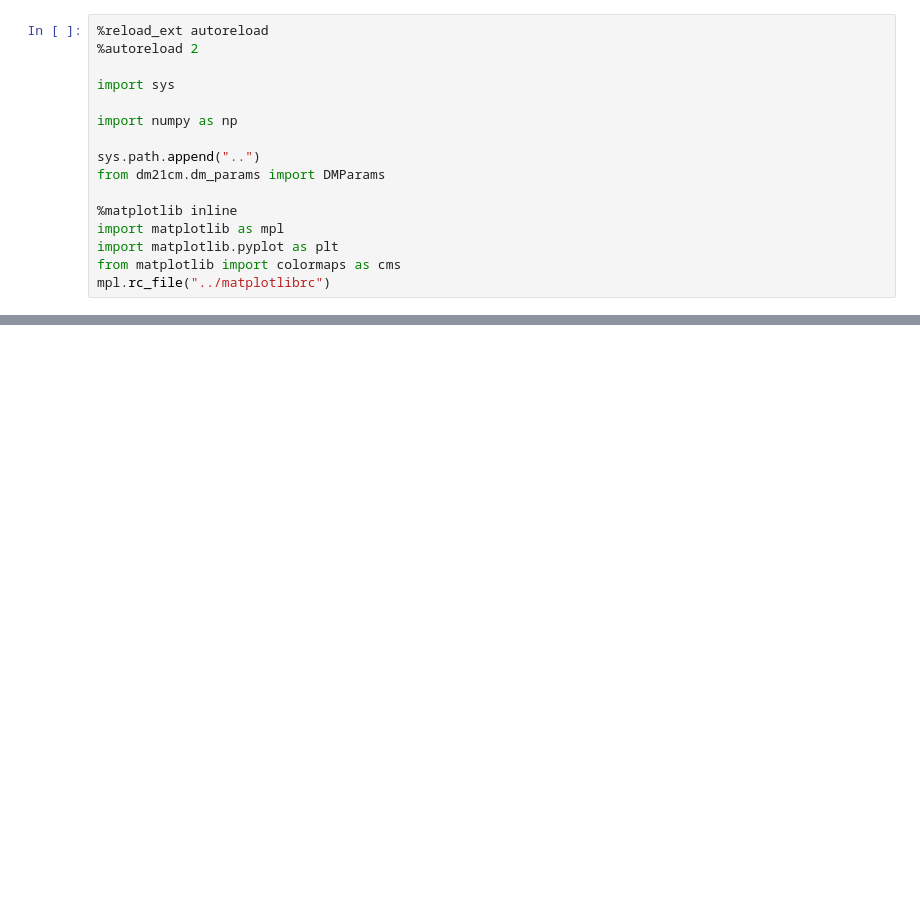
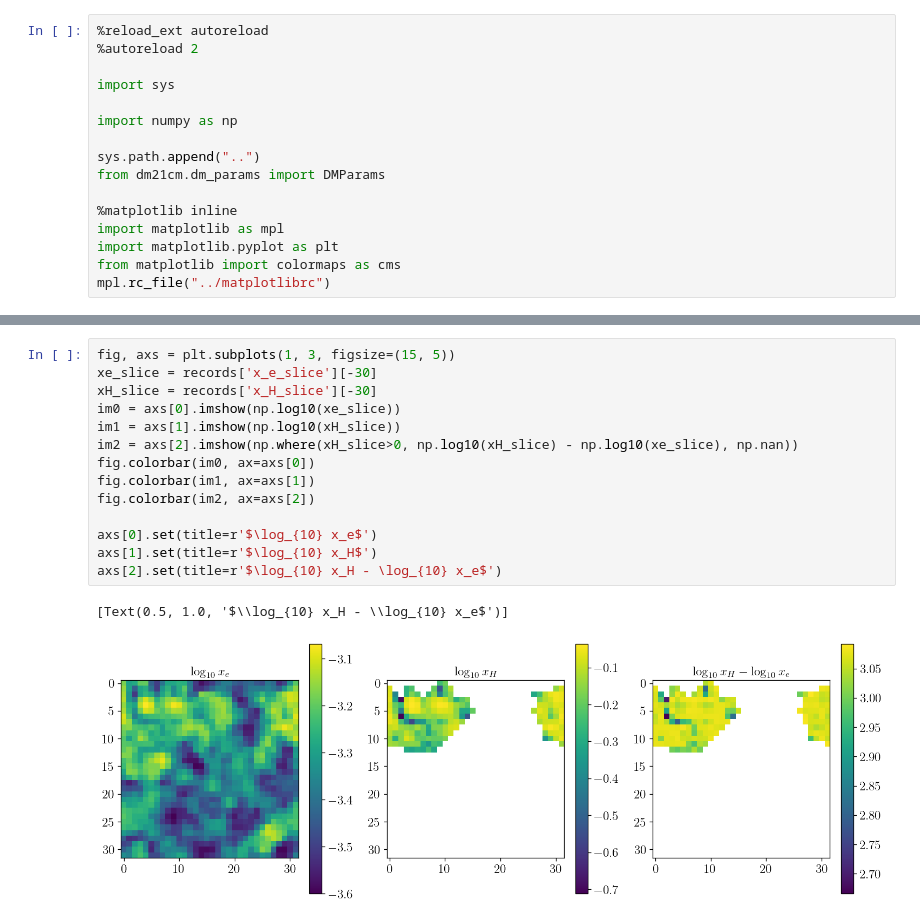
Before and after one commit to yitiansun/DM21cm, a Jupyter notebook: notebooks/plotting_simple.ipynb, the cells around one changed output, grey strips where cells are left out. Cells and saved outputs as stored; diff of their text form; blank space fills up the shorter version.

```diff
--- a/notebooks/plotting_simple.ipynb
+++ b/notebooks/plotting_simple.ipynb
@@ -68,0 +97,17 @@ axs[3].legend(fontsize=10)
+# %%
+fig, axs = plt.subplots(1, 3, figsize=(15, 5))
+xe_slice = records['x_e_slice'][-30]
+xH_slice = records['x_H_slice'][-30]
+im0 = axs[0].imshow(np.log10(xe_slice))
+im1 = axs[1].imshow(np.log10(xH_slice))
+im2 = axs[2].imshow(np.where(xH_slice>0, np.log10(xH_slice) - np.log10(xe_slice), np.nan))
+fig.colorbar(im0, ax=axs[0])
+fig.colorbar(im1, ax=axs[1])
+fig.colorbar(im2, ax=axs[2])
+
+axs[0].set(title=r'$\log_{10} x_e$')
+axs[1].set(title=r'$\log_{10} x_H$')
+axs[2].set(title=r'$\log_{10} x_H - \log_{10} x_e$')
+# %% [output]
+[Text(0.5, 1.0, '$\\log_{10} x_H - \\log_{10} x_e$')]
+[figure, added]
```
Also changed, not shown: parts of 3 cells of this notebook, 6 other files.
